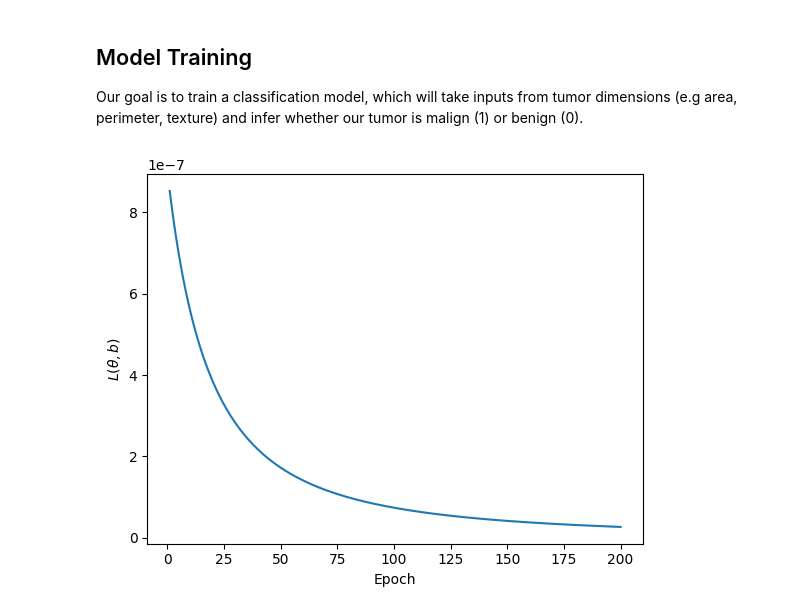
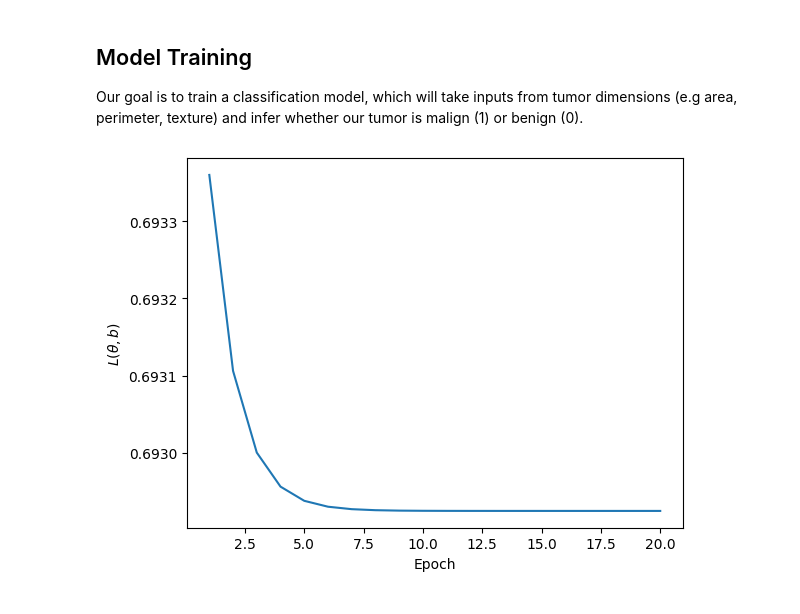
Before and after one commit to arnonhbcs/ML-algorithms-from-scratch, a Jupyter notebook: logistic_regression/examples/breast_cancer.ipynb, the cells around one changed output. Drawn from its saved outputs; the diff is of its cells as text; code cells hidden in the pictures.

```diff
--- a/logistic_regression/examples/breast_cancer.ipynb
+++ b/logistic_regression/examples/breast_cancer.ipynb
@@ -51,23 +51,29 @@ df.describe()
 Our goal is to train a classification model, which will take inputs from tumor dimensions (e.g area, perimeter, texture) and infer whether our tumor is malign (1) or benign (0).
 # %%
 
+from sklearn.preprocessing import MinMaxScaler
 from math import floor
 X = np.array([df['mean area'],
-              df['mean perimeter'],
-              df['mean texture']])
+              df['mean perimeter']])
 
+size = floor(X.shape[1] / 2)
 y = np.array(df['target'])
 y = y.reshape((y.shape[0], 1))
 
-test_size = floor(X.shape[0] / 2)
+X_train = X[:, :size]
+X_test = X[:, size:]
 
-X_train = X[test_size:]
-X_test = X[:test_size]
+y_train = y[:size, 0]
+y_test = y[size:, 0]
 
-y_train = y[test_size:]
-y_test = y[:test_size]
+y_train = y_train.reshape((y_train.shape[0], 1))
+y_test = y_test.reshape((y_test.shape[0], 1))
 
-model = LogisticRegressor(regularization='None')
-model.fit(X_train, y_train, verbose=True)
+
+scaler = MinMaxScaler(feature_range=(0, 1))
+X_scaled = scaler.fit_transform(X_train)
+
+model = LogisticRegressor(regularization='l2')
+model.fit(X_scaled, y_train, verbose=True)
 # %% [output]
-[figure, old version]
+[figure, new version]
```
Also changed, not shown: 3 other files.
